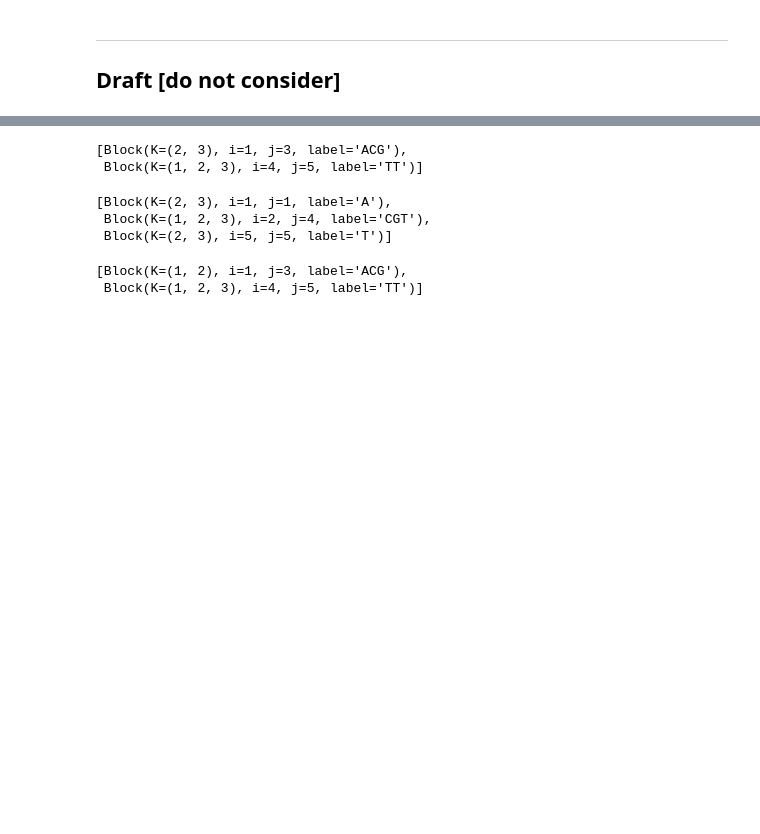
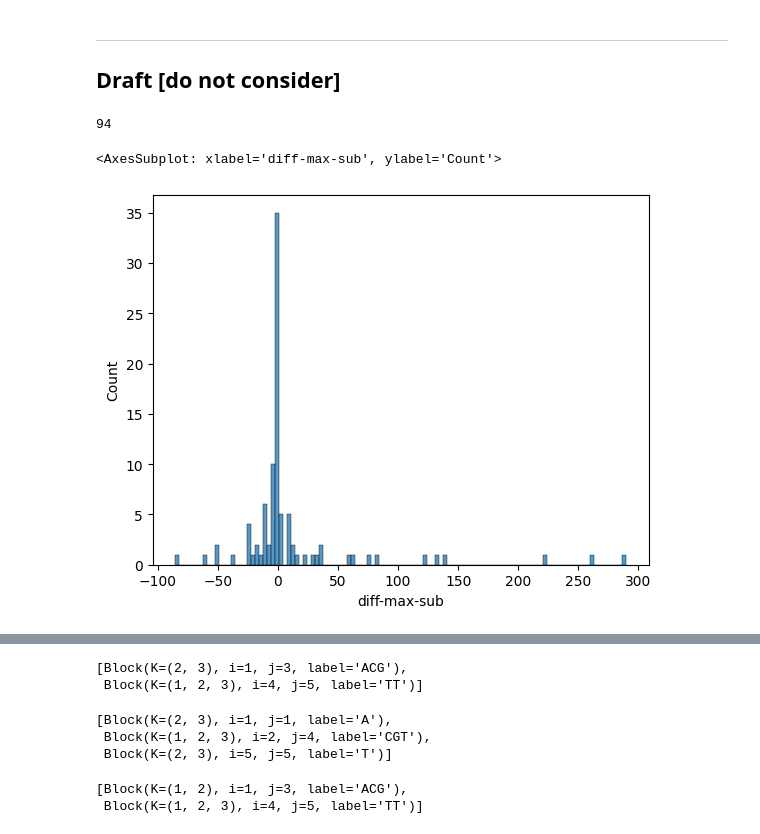
Before and after one commit to AlgoLab/pangeblocks, a Jupyter notebook: Result-Analysis.ipynb, the cells around one changed output, grey strips where cells are left out. Saved outputs shown, nothing was run; the diff lists cells and outputs as text; code cells hidden in the pictures; blank space fills up the shorter version.

Commit message:
computation of max blocks in sub-alignments

```diff
--- a/Result-Analysis.ipynb
+++ b/Result-Analysis.ipynb
@@ -188,0 +192,13 @@ ___
+# %%
+max_blocks = pd.read_csv("out/smk_max_blocks.tsv",sep="\t", index_col=False)
+sub_max_blocks = pd.read_csv("out-sub/smk_max_blocks.tsv",sep="\t", index_col=False)
+len(set(max_blocks["path_msa"]).intersection(sub_max_blocks["path_msa"]))
+# %% [output]
+94
+# %%
+data_times = max_blocks.merge(sub_max_blocks,how="inner", on="path_msa")
+data_times["diff-max-sub"] = data_times.apply(lambda row: row["t_y"]- row["t_x"], axis=1)
+sns.histplot(data=data_times, x="diff-max-sub")
+# %% [output]
+<AxesSubplot: xlabel='diff-max-sub', ylabel='Count'>
+[figure, added]
```
Also changed, not shown: parts of 3 cells of this notebook, 8 other files.
